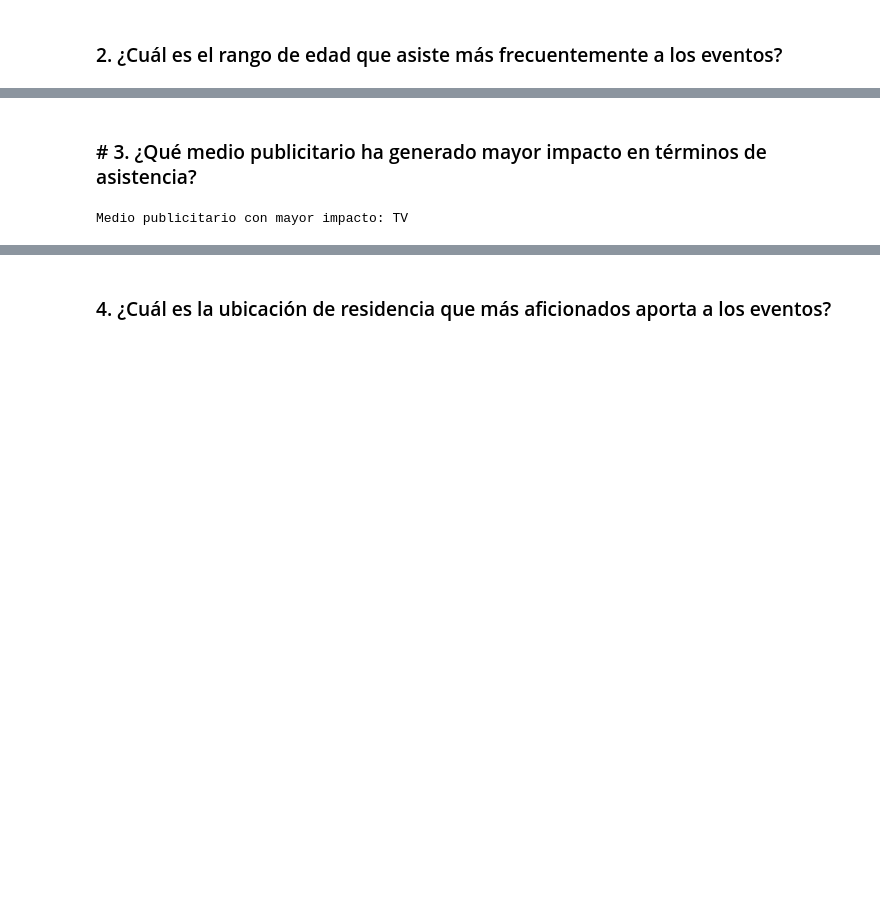
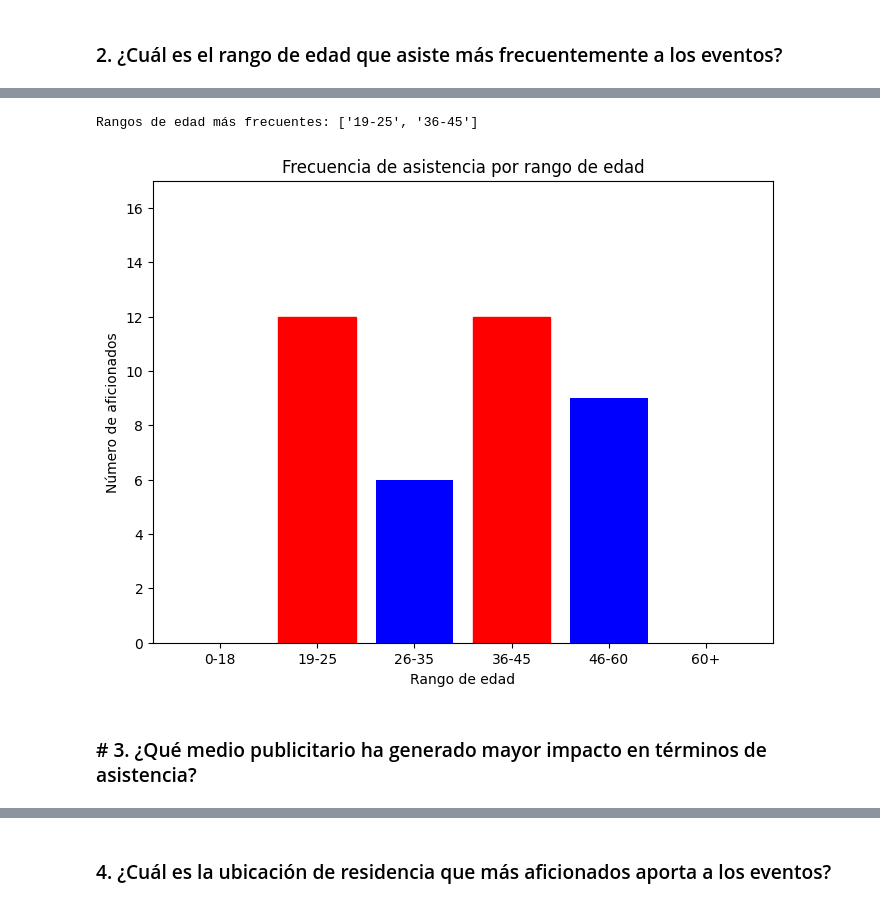
Before and after one commit to ea-analisisdatos/analisisdatoseventosdeportivos, a Jupyter notebook: analisis_eventos.ipynb, the cells around one changed output, grey strips where cells are left out. Drawn from its saved outputs; the diff is of its cells as text; code cells hidden in the pictures; blank space fills up the shorter version.

```diff
--- a/analisis_eventos.ipynb
+++ b/analisis_eventos.ipynb
@@ -73,8 +133,34 @@ Rango de edad más frecuente: 19-25
+# %%
+bins = [0, 18, 25, 35, 45, 60, 100]
+labels = ['0-18', '19-25', '26-35', '36-45', '46-60', '60+']
+merged_df['rango_edad'] = pd.cut(merged_df['edad'], bins=bins, labels=labels)
+
+# Encontrar los rangos con la mayor frecuencia
+max_frecuencia = merged_df['rango_edad'].value_counts().max()
+rangos_mas_frecuentes = merged_df['rango_edad'].value_counts()[merged_df['rango_edad'].value_counts() == max_frecuencia].index.tolist()
+
+# Imprimir los rangos de edad con mayor frecuencia
+print("Rangos de edad más frecuentes:", rangos_mas_frecuentes)
+
+# Crear un gráfico de barras resaltando los rangos de edad más frecuentes
+plt.figure(figsize=(8,6))
+# Contar el número de asistentes por rango de edad
+rango_edad_frecuencia = merged_df['rango_edad'].value_counts().sort_index()
+# Crear barras
+bars = plt.bar(rango_edad_frecuencia.index, rango_edad_frecuencia.values, color='blue')
+
+# Resaltar los rangos de edad más frecuentes en rojo
+for bar, rango in zip(bars, rango_edad_frecuencia.index):
+    if rango in rangos_mas_frecuentes:
+        bar.set_color('red')
+# Añadir títulos y etiquetas
+plt.title('Frecuencia de asistencia por rango de edad')
+plt.ylabel('Número de aficionados')
+plt.xlabel('Rango de edad')
+plt.ylim(0, rango_edad_frecuencia.max() + 5)  # Ajustar el límite del eje Y
+plt.show()
+# %% [output]
+Rangos de edad más frecuentes: ['19-25', '36-45']
+[figure, added]
 # %% [markdown]
 ### # 3. ¿Qué medio publicitario ha generado mayor impacto en términos de asistencia?
-# %%
-merged_df['impacto_promocion'] = merged_df['asistentes_totales'] / merged_df['presupuesto']
-impacto_medio_publicitario = merged_df.groupby('medio_publicitario')['impacto_promocion'].mean().idxmax()
-print("Medio publicitario con mayor impacto:", impacto_medio_publicitario)
-# %% [output]
-Medio publicitario con mayor impacto: TV
```
Also changed, not shown: parts of 12 cells of this notebook, 2 other files.
